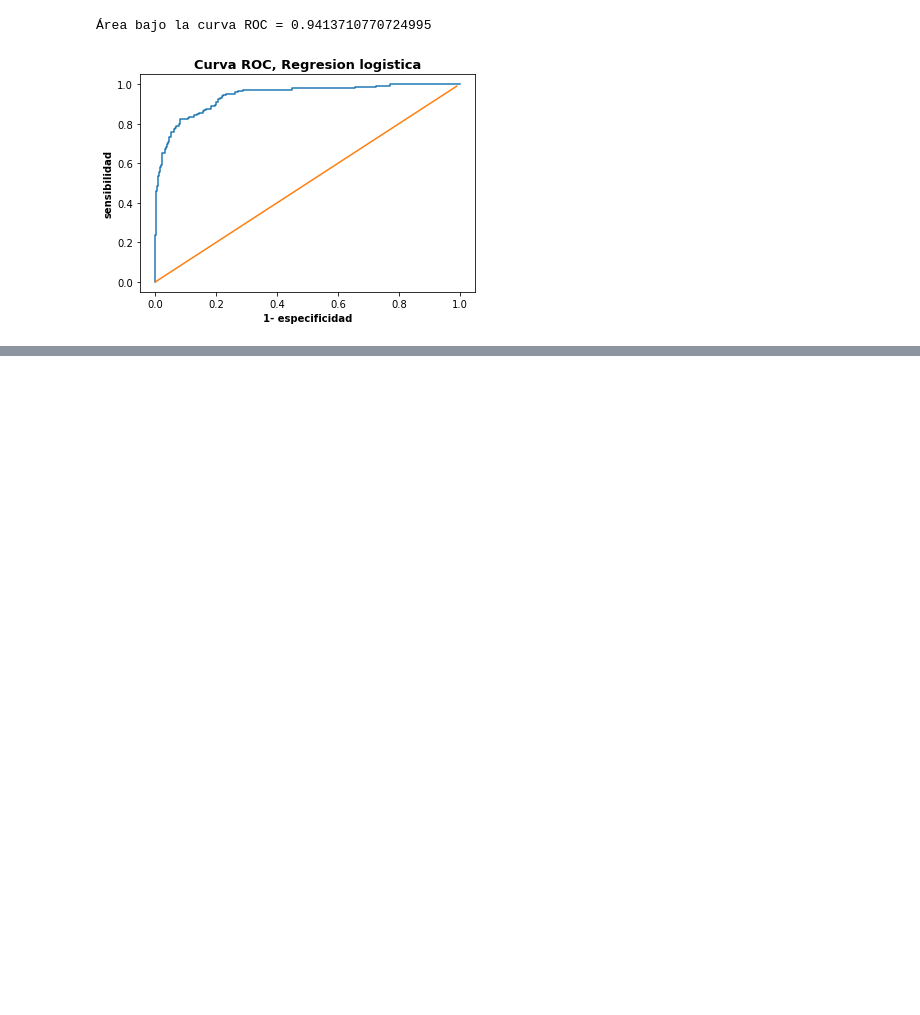
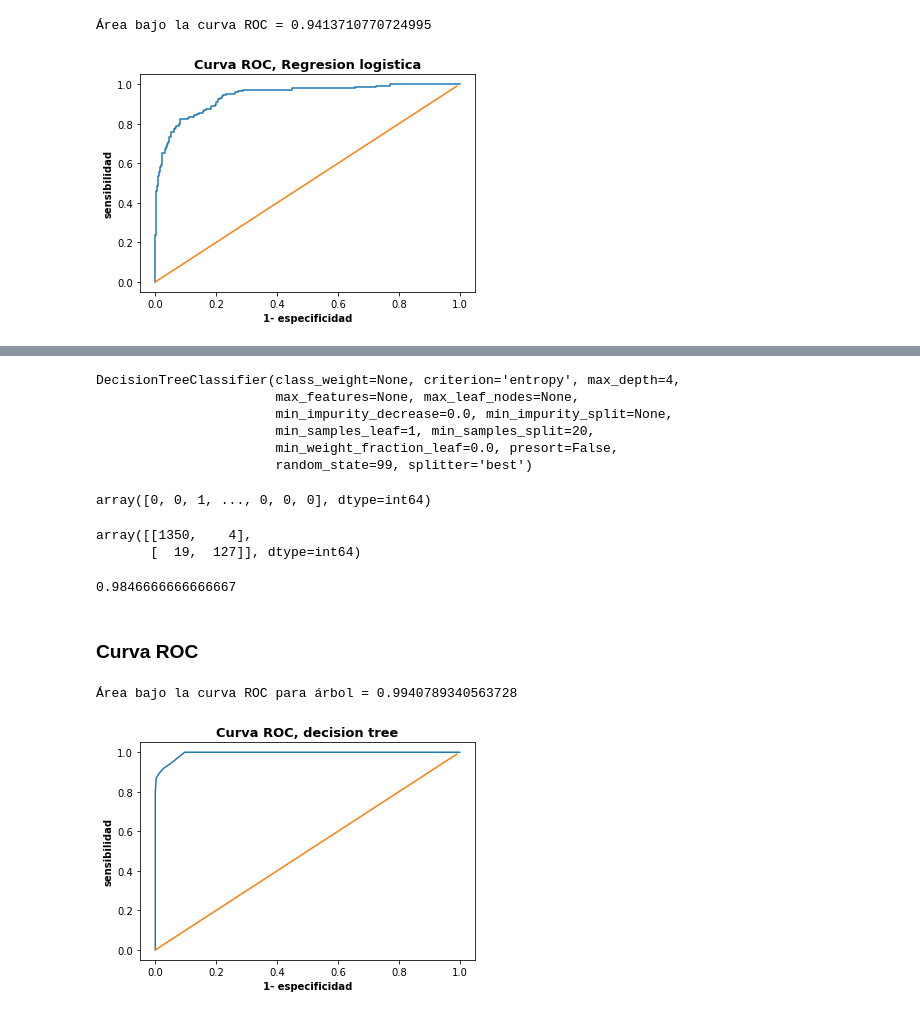
Before and after one commit to GermanUlloaS/Clasificaciones-, a Jupyter notebook: Clasificación- Datos de banco.ipynb, the cells around one changed output, grey strips where cells are left out. Saved outputs shown, nothing was run; the diff lists cells and outputs as text; code cells hidden in the pictures; blank space fills up the shorter version.

```diff
--- a/Clasificación- Datos de banco.ipynb
+++ b/Clasificación- Datos de banco.ipynb
@@ -526,0 +532,5 @@ print('Área bajo la curva ROC =',auc)
+# %%
+#min_samples_split representa el numero minimo de observaciones para que el nodo se divida en un subnodo
+#sin especificar por defecto es 2, se especifica para evitar overfiting
+tree= DecisionTreeClassifier(criterion='entropy',min_samples_split=20, random_state=99)
+tree.fit(X_train,Y_train)
@@ -526,0 +593,8 @@ print('Área bajo la curva ROC =',auc)
+# %%
+for i in range(1,11):
+    tree2= DecisionTreeClassifier(criterion='entropy',max_depth=i ,min_samples_split=20, random_state=99)
+    tree2.fit(X,Y)
+    cv_tree= KFold( n_splits=5, shuffle=True, random_state=99)
+    scores_tree= cross_val_score(tree2,X,Y,cv=cv_tree, scoring='accuracy',n_jobs=1)
+    score_mean= np.mean(scores_tree)
+    print('Score para i=',i,' es de :',score_mean)
@@ -526,0 +616,45 @@ print('Área bajo la curva ROC =',auc)
+# %%
+# creare el árbol para 4 ramas
+tree_4= DecisionTreeClassifier(criterion='entropy',max_depth=4,min_samples_split=20, random_state=99)
+tree_4.fit(X_train,Y_train)
+# %% [output]
+DecisionTreeClassifier(class_weight=None, criterion='entropy', max_depth=4,
+                       max_features=None, max_leaf_nodes=None,
+                       min_impurity_decrease=0.0, min_impurity_split=None,
+                       min_samples_leaf=1, min_samples_split=20,
+                       min_weight_fraction_leaf=0.0, presort=False,
+                       random_state=99, splitter='best')
+# %%
+predicciones_tree_4= tree_4.predict(X_test)
+predicciones_tree_4
+# %% [output]
+array([0, 0, 1, ..., 0, 0, 0], dtype=int64)
+# %%
+confusion_matrix(Y_test, predicciones_tree_4)
+# %% [output]
+array([[1350,    4],
+       [  19,  127]], dtype=int64)
+# %%
+metrics.accuracy_score(Y_test,predicciones_tree_4)
+# %% [output]
+0.9846666666666667
+# %% [markdown]
+### Curva ROC
+# %%
+y_probs_tree= tree_4.predict_proba(X_test)
+prob_tree=y_probs_tree[:,1]
+espc_1_tree, sensi_tree,thresholds_tree =metrics.roc_curve(Y_test,prob_tree)
+
+plt.plot(espc_1_tree,sensi_tree)#ploteo curva roc para el árbol
+diagonalx=[i*0.01 for i in range(100)]#para crear la diagonal
+diagonaly=[i*0.01 for i in range(100)]#para crear la diagonal
+plt.plot(diagonalx,diagonaly)
+plt.xlabel("1- especificidad",fontweight = 'bold')
+plt.ylabel("sensibilidad",fontweight = 'bold')
+plt.title('Curva ROC, decision tree', fontsize = 13, fontweight = 'bold')
+#area bajo la curva (auc)
+auc= metrics.auc(espc_1_tree,sensi_tree)
+print('Área bajo la curva ROC para árbol =',auc)
+# %% [output]
+Área bajo la curva ROC para árbol = 0.9940789340563728
+[figure, added]
```
Also changed, not shown: parts of 26 cells of this notebook.
